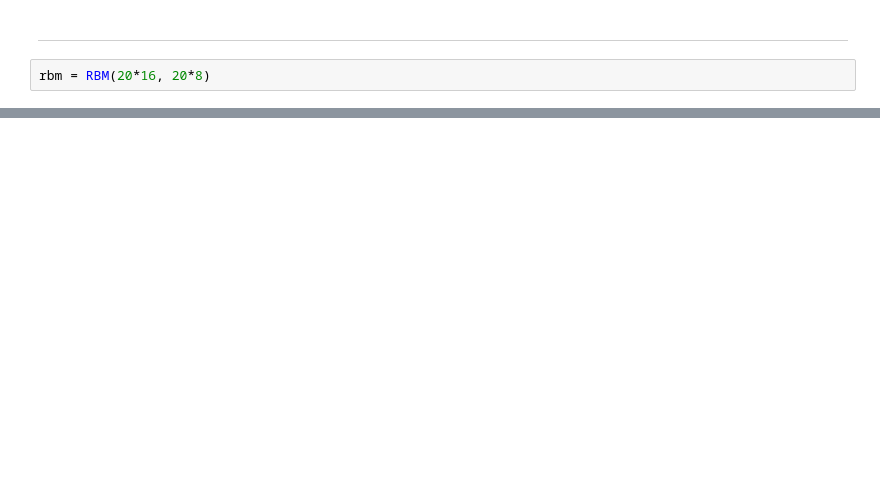
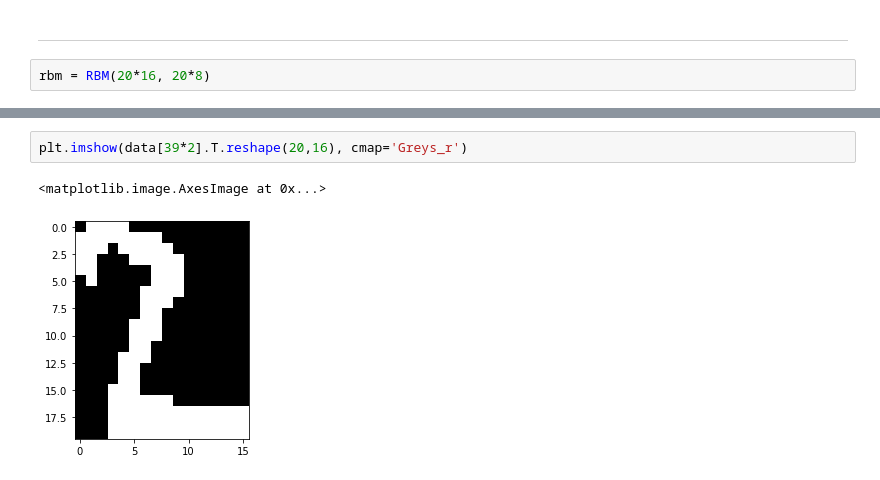
Before and after one commit to Koowah/Deep_neural_networks, a Jupyter notebook: notebooks/1_AL_TP_DNN.ipynb, the cells around one changed output, grey strips where cells are left out. Drawn from its saved outputs; the diff is of its cells as text; blank space fills up the shorter version.

```diff
--- a/notebooks/1_AL_TP_DNN.ipynb
+++ b/notebooks/1_AL_TP_DNN.ipynb
@@ -339,0 +429,5 @@ plt.imshow(generated_images[55].reshape(20,16), cmap='Greys_r')
+# %%
+plt.imshow(data[39*2].T.reshape(20,16), cmap='Greys_r')
+# %% [output]
+<matplotlib.image.AxesImage at 0x...>
+[figure, added]
```
Also changed, not shown: parts of 21 cells of this notebook.
